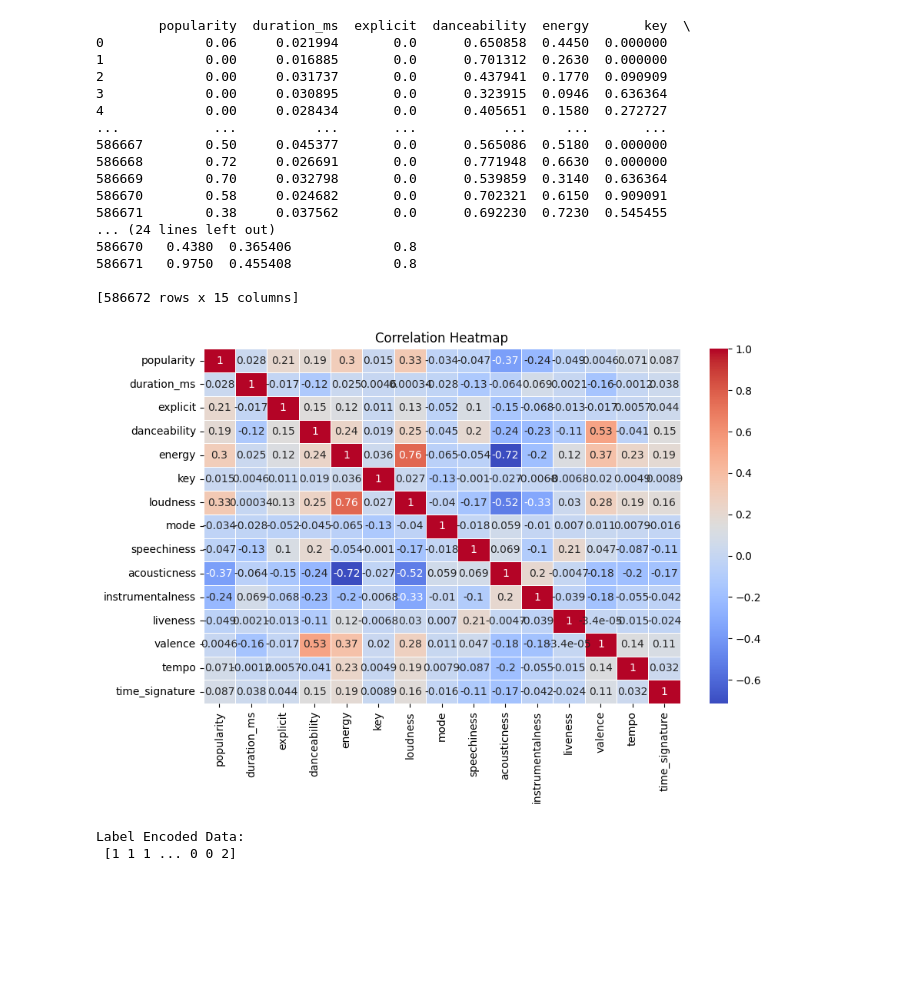
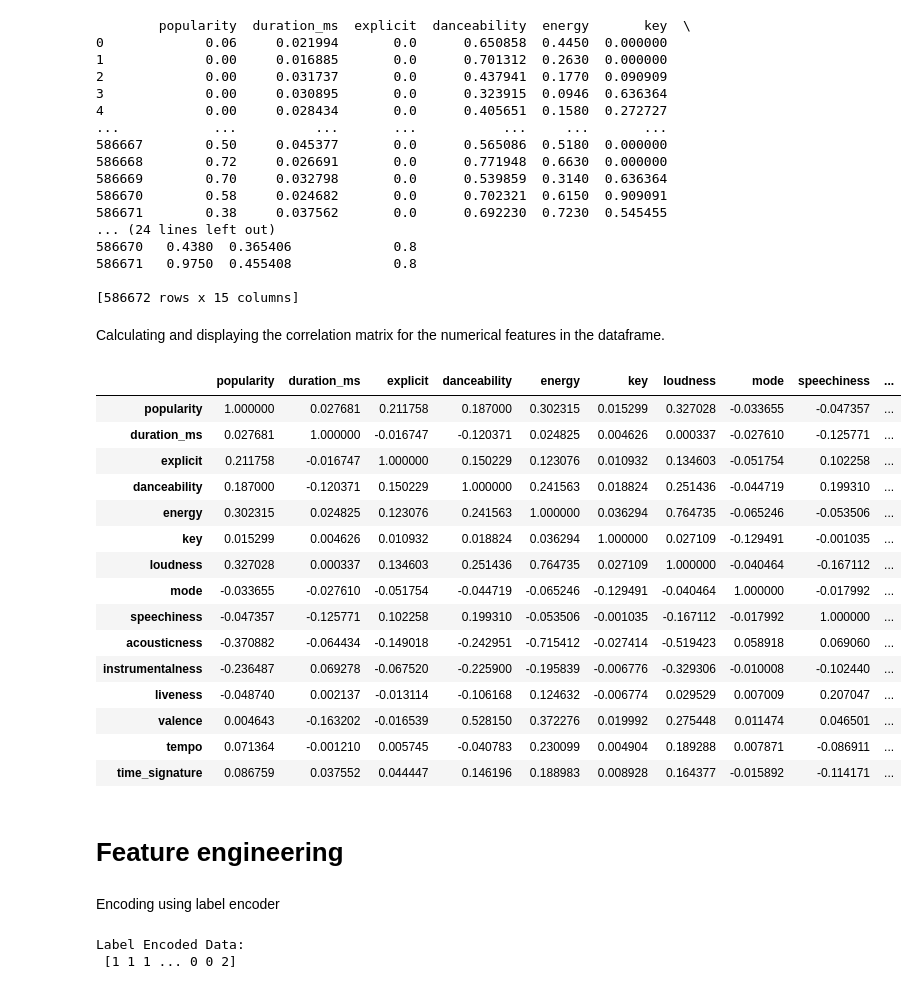
Before and after one commit to NMshoeb666/Neural-Nexus, a Jupyter notebook: MLfinals.ipynb, the cells around one changed output. Cells and saved outputs as stored; diff of their text form; code cells hidden in the pictures; blank space fills up the shorter version.

```diff
--- a/MLfinals.ipynb
+++ b/MLfinals.ipynb
@@ -197,14 +210,32 @@ print(df_normalized)
 586671   0.9750  0.455408             0.8
 
 [586672 rows x 15 columns]
-# %%
-corr = df2.corr()
-plt.figure(figsize=(10, 6))
-sns.heatmap(corr, annot=True, cmap='coolwarm', linewidths=0.5)
-plt.title('Correlation Heatmap')
-plt.show()
-# %% [output]
-[figure, removed]
+# %% [markdown]
+Calculating and displaying the correlation matrix for the numerical features in the dataframe.
+# %%
+corr = df2.corr()
+corr
+# %% [output]
+|  | popularity | duration_ms | explicit | danceability | energy | key | loudness | mode | speechiness | ... |
+| popularity | 1.000000 | 0.027681 | 0.211758 | 0.187000 | 0.302315 | 0.015299 | 0.327028 | -0.033655 | -0.047357 | ... |
+| duration_ms | 0.027681 | 1.000000 | -0.016747 | -0.120371 | 0.024825 | 0.004626 | 0.000337 | -0.027610 | -0.125771 | ... |
+| explicit | 0.211758 | -0.016747 | 1.000000 | 0.150229 | 0.123076 | 0.010932 | 0.134603 | -0.051754 | 0.102258 | ... |
+| danceability | 0.187000 | -0.120371 | 0.150229 | 1.000000 | 0.241563 | 0.018824 | 0.251436 | -0.044719 | 0.199310 | ... |
+| energy | 0.302315 | 0.024825 | 0.123076 | 0.241563 | 1.000000 | 0.036294 | 0.764735 | -0.065246 | -0.053506 | ... |
+| key | 0.015299 | 0.004626 | 0.010932 | 0.018824 | 0.036294 | 1.000000 | 0.027109 | -0.129491 | -0.001035 | ... |
+| loudness | 0.327028 | 0.000337 | 0.134603 | 0.251436 | 0.764735 | 0.027109 | 1.000000 | -0.040464 | -0.167112 | ... |
+| mode | -0.033655 | -0.027610 | -0.051754 | -0.044719 | -0.065246 | -0.129491 | -0.040464 | 1.000000 | -0.017992 | ... |
+| speechiness | -0.047357 | -0.125771 | 0.102258 | 0.199310 | -0.053506 | -0.001035 | -0.167112 | -0.017992 | 1.000000 | ... |
+| acousticness | -0.370882 | -0.064434 | -0.149018 | -0.242951 | -0.715412 | -0.027414 | -0.519423 | 0.058918 | 0.069060 | ... |
+| instrumentalness | -0.236487 | 0.069278 | -0.067520 | -0.225900 | -0.195839 | -0.006776 | -0.329306 | -0.010008 | -0.102440 | ... |
+| liveness | -0.048740 | 0.002137 | -0.013114 | -0.106168 | 0.124632 | -0.006774 | 0.029529 | 0.007009 | 0.207047 | ... |
+| valence | 0.004643 | -0.163202 | -0.016539 | 0.528150 | 0.372276 | 0.019992 | 0.275448 | 0.011474 | 0.046501 | ... |
+| tempo | 0.071364 | -0.001210 | 0.005745 | -0.040783 | 0.230099 | 0.004904 | 0.189288 | 0.007871 | -0.086911 | ... |
+| time_signature | 0.086759 | 0.037552 | 0.044447 | 0.146196 | 0.188983 | 0.008928 | 0.164377 | -0.015892 | -0.114171 | ... |
+# %% [markdown]
+# Feature engineering
+# %% [markdown]
+Encoding using label encoder
 # %%
 from sklearn.preprocessing import LabelEncoder
 label_encoded = LabelEncoder().fit_transform(df1['energy_level'])
```
Also changed, not shown: parts of 15 cells of this notebook.
